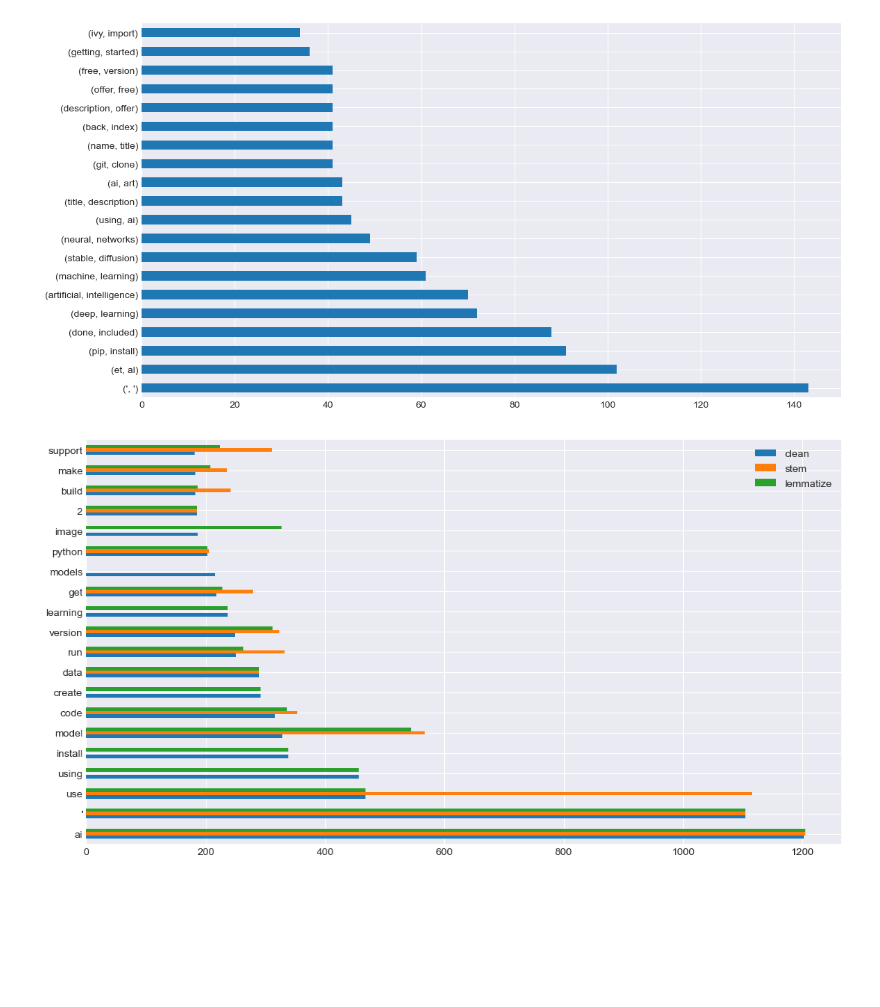
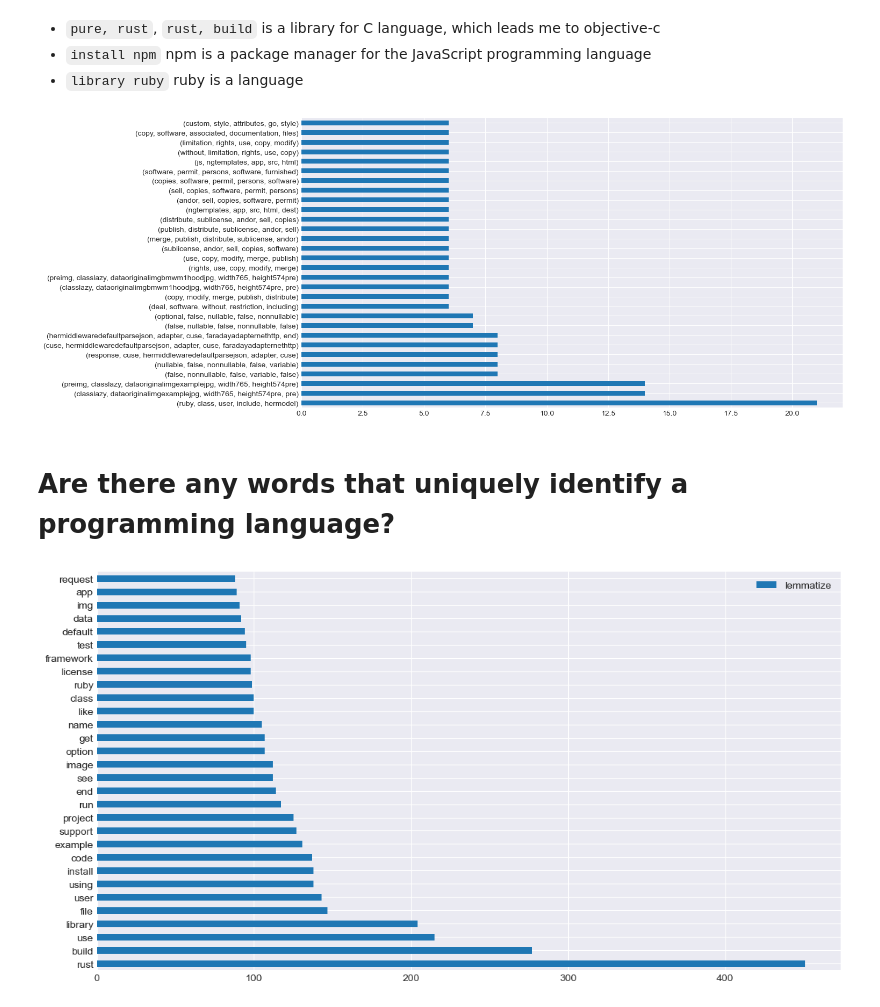
Before and after one commit to Keila-Camarillo/nlp_most_starred_repos, a Jupyter notebook: keila_final_notebook.ipynb, the cells around one changed output. Saved outputs shown, nothing was run; the diff lists cells and outputs as text; code cells hidden in the pictures; blank space fills up the shorter version.

```diff
--- a/keila_final_notebook.ipynb
+++ b/keila_final_notebook.ipynb
@@ -154,3 +15,0 @@ df = pd.read_csv("top_100.csv", index_col=0)
-# %%
-# rename columns
-df = df.rename(columns={"Repository": "repo", "Readme": "original"})
@@ -166,3 +16,3 @@ df.head()
-# %%
-# prepare the df
-df = w.clean_df(df)
+# %%
+target_variable
+train, validate, test = w.split_data(df, target_variable)
@@ -169,16 +35,11 @@ df = w.clean_df(df)
 # %%
-# split the words individually up and
-git_words =" ".join(df.clean).split(" ")
+# split the words individually up
+git_words =" ".join(train.clean).split(" ")
 
 words_freq = pd.Series(git_words).value_counts()
 
-# split the words individually up and
-git_stem_words =" ".join(df.stemmed).split(" ")
-
-stem_freq = pd.Series(git_stem_words).value_counts()
-
-# split the words individually up and
-git_lem_words =" ".join(df.lemmatized).split(" ")
+# split the words individually up
+git_lem_words =" ".join(train.lemmatized).split(" ")
 
 lem_freq = pd.Series(git_lem_words).value_counts()
 # %%
@@ -220,8 +98,14 @@ plt.title("Most Common Bigrams for AI search results");
+# %% [markdown]
+* `pure, rust`, `rust, build` is a library for C language, which leads me to objective-c
+* `install npm` npm is a package manager for the JavaScript programming language
+* `library ruby` ruby is a language
 # %%
-make_ngram(git_words, 2).head(20).plot.barh();
+make_ngram(git_words, 5).head(30).plot.barh();
 # %% [output]
-[figure, old version]
+[figure, new version]
+# %% [markdown]
+# Are there any words that uniquely identify a programming language?
 # %%
-word_counts.sort_values("clean", ascending=False)[["clean", "stem", "lemmatize"]].head(20).plot.barh();
+word_counts.sort_values("lemmatize", ascending=False)[["lemmatize"]].head(30).plot.barh();
 # %% [output]
-[figure, old version]
+[figure, new version]
```
Also changed, not shown: parts of 22 cells of this notebook.
